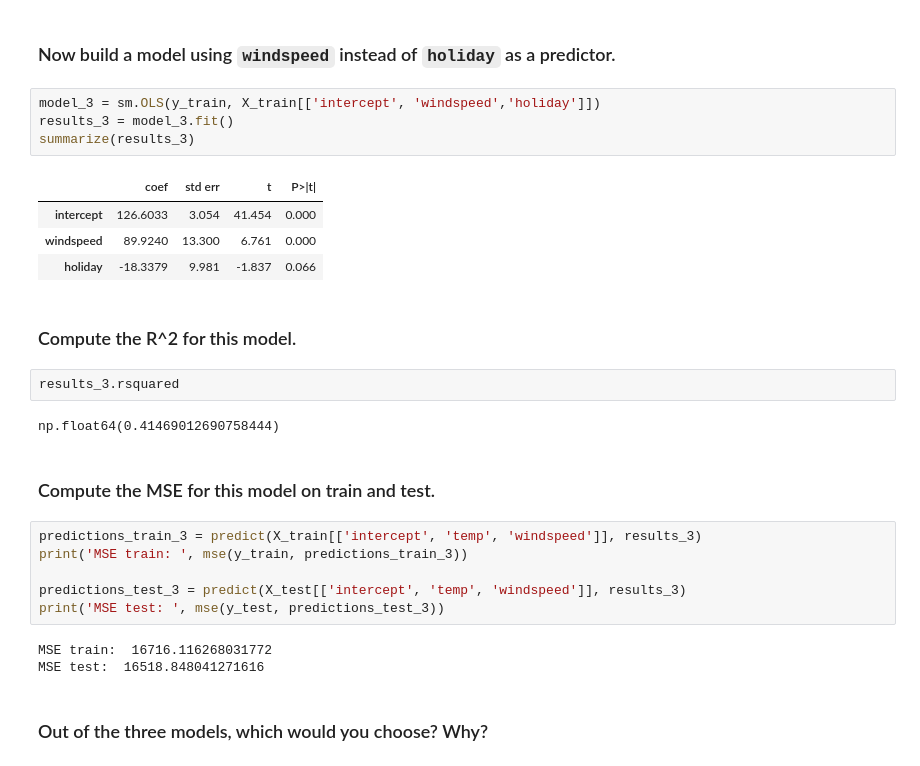
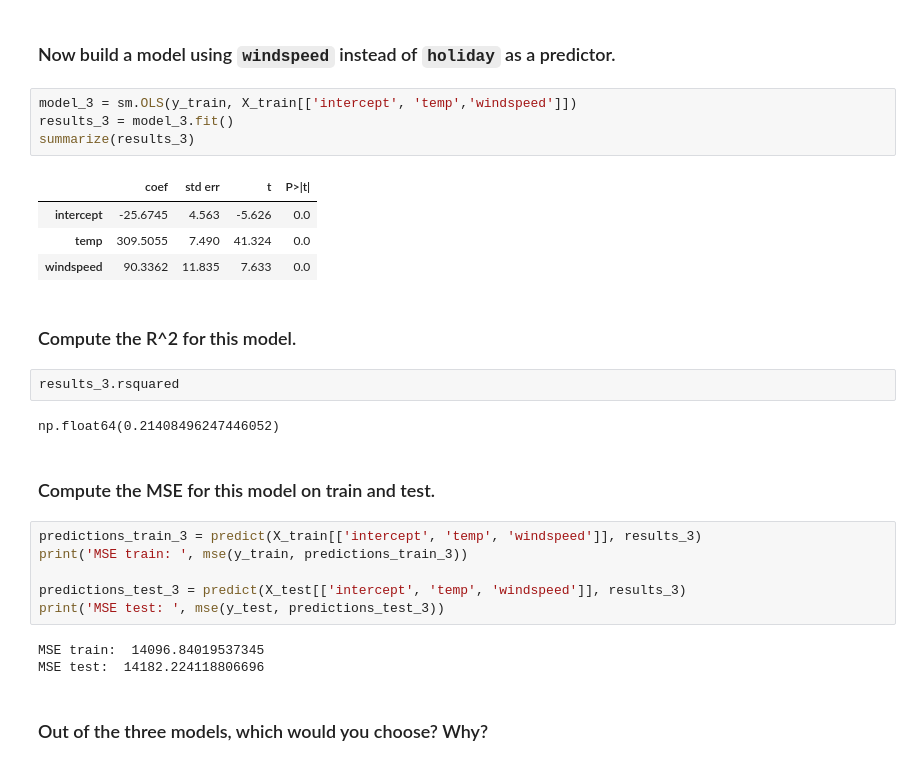
Before and after one commit to logandemianczyk/code_2600, a Jupyter notebook: mod04_linear.ipynb, the cells around one changed output. Cells and saved outputs as stored; diff of their text form.

```diff
--- a/mod04_linear.ipynb
+++ b/mod04_linear.ipynb
@@ -256,20 +256,20 @@ The error did not change much in the mse therefore adding the extra variable hol
 # %% [markdown]
 ### Now build a model using `windspeed` instead of `holiday` as a predictor.
 # %%
-model_3 = sm.OLS(y_train, X_train[['intercept', 'windspeed','holiday']])
+model_3 = sm.OLS(y_train, X_train[['intercept', 'temp','windspeed']])
 results_3 = model_3.fit()
 summarize(results_3)
 # %% [output]
 |  | coef | std err | t | P>|t| |
-| intercept | 126.6033 | 3.054 | 41.454 | 0.000 |
-| windspeed | 89.9240 | 13.300 | 6.761 | 0.000 |
-| holiday | -18.3379 | 9.981 | -1.837 | 0.066 |
+| intercept | -25.6745 | 4.563 | -5.626 | 0.0 |
+| temp | 309.5055 | 7.490 | 41.324 | 0.0 |
+| windspeed | 90.3362 | 11.835 | 7.633 | 0.0 |
 # %% [markdown]
 ### Compute the R^2 for this model.
 # %%
 results_3.rsquared
 # %% [output]
-np.float64(0.41469012690758444)
+np.float64(0.21408496247446052)
 # %% [markdown]
 ### Compute the MSE for this model on train and test.
 # %%
@@ -279,8 +279,8 @@ print('MSE train: ', mse(y_train, predictions_train_3))
 predictions_test_3 = predict(X_test[['intercept', 'temp', 'windspeed']], results_3)
 print('MSE test: ', mse(y_test, predictions_test_3))
 # %% [output]
-MSE train:  16716.116268031772
-MSE test:  16518.848041271616
+MSE train:  14096.84019537345
+MSE test:  14182.224118806696
 # %% [markdown]
 ### Out of the three models, which would you choose? Why?
 # %% [markdown]
```
Also changed, not shown: parts of 1 cell of this notebook.
